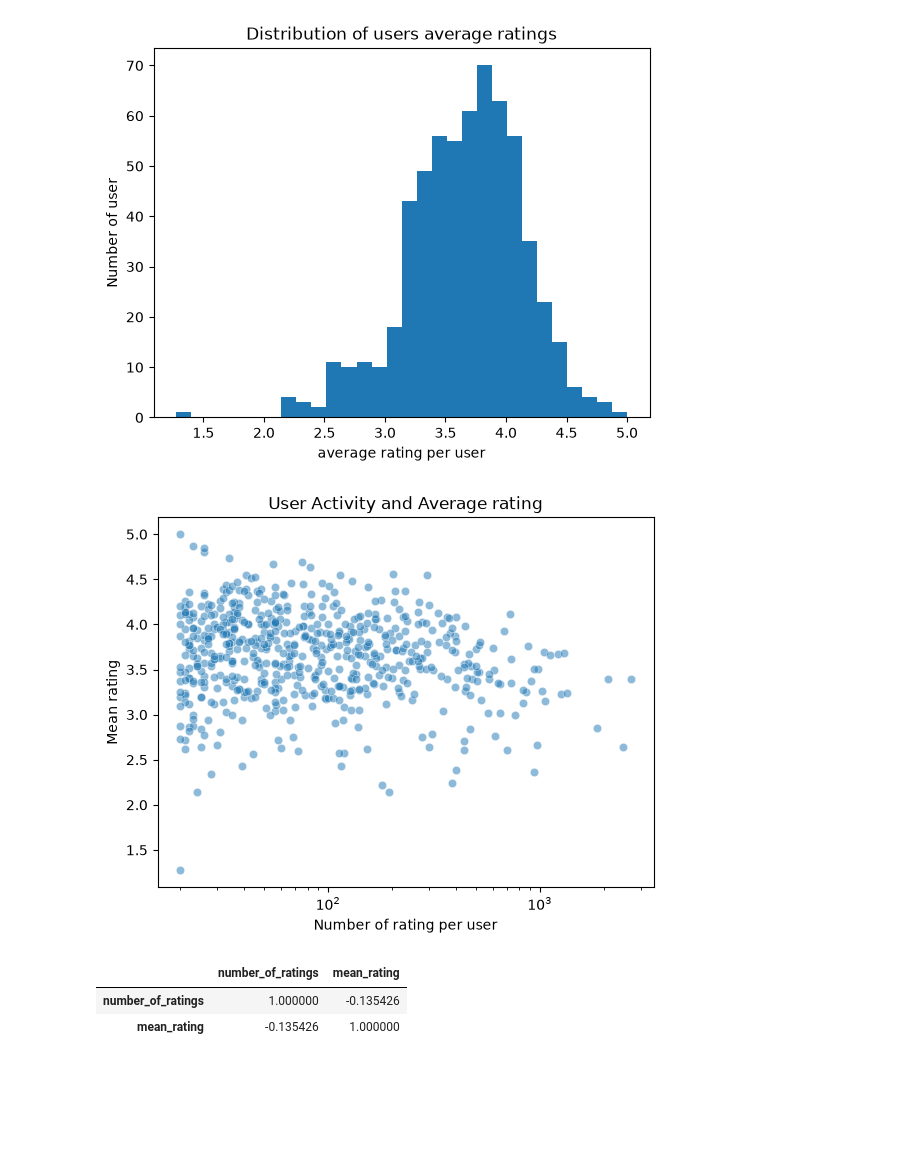
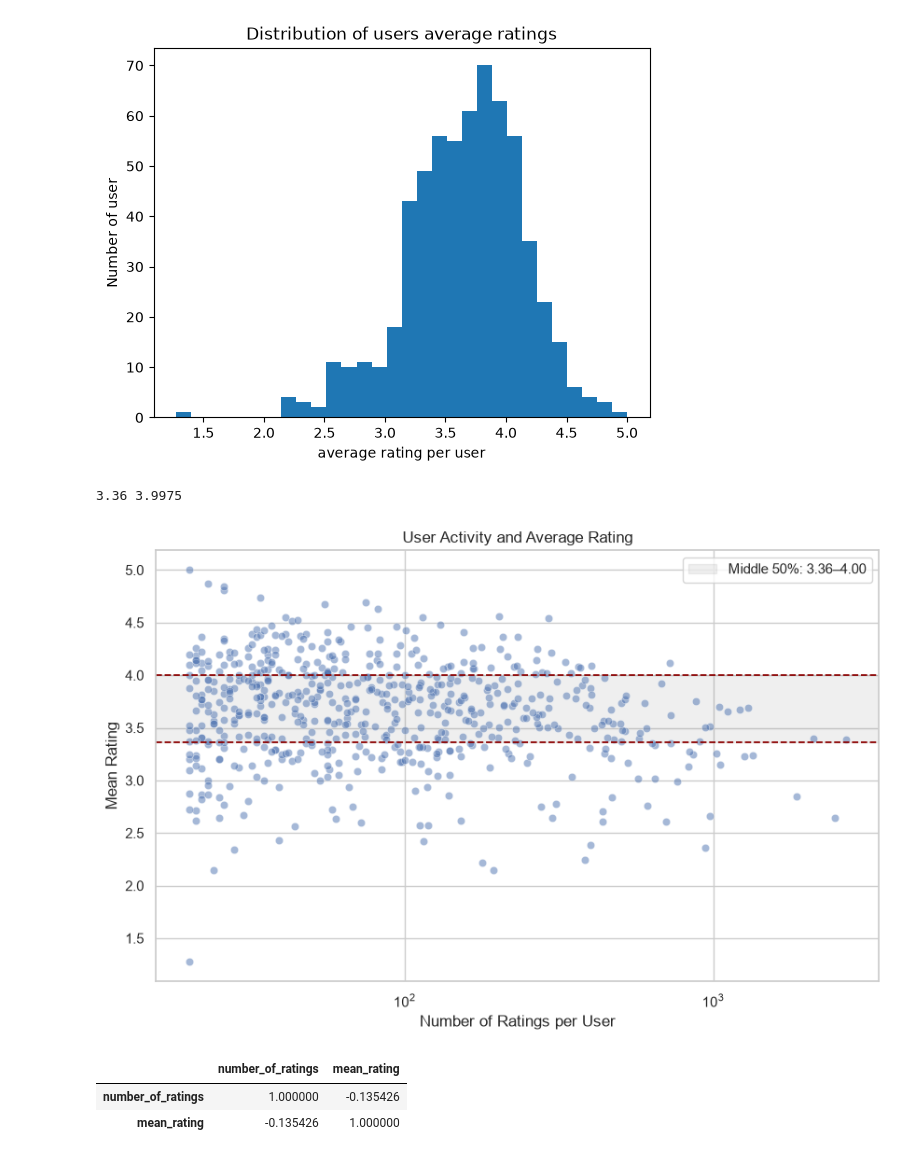
Before and after one commit to shosakaue0808/Movie_Recommendation_System, a Jupyter notebook: notebooks/data_analysis.ipynb, the cells around one changed output. Drawn from its saved outputs; the diff is of its cells as text; code cells hidden in the pictures; blank space fills up the shorter version.

Commit message:
updated figures and tables

```diff
--- a/notebooks/data_analysis.ipynb
+++ b/notebooks/data_analysis.ipynb
@@ -221,18 +221,38 @@ plt.title('Distribution of users average ratings')
 plt.show()
 # %% [output]
 [figure]
+# %%
+q1=ratingavg_by_userid['mean_rating'].quantile(0.25)
+q3 = ratingavg_by_userid['mean_rating'].quantile(0.75)
+print(q1, q3)
+# %% [output]
+3.36 3.9975
 # %%
+sns.set_theme(style='whitegrid')
+fig, ax = plt.subplots(figsize=(10, 6))
+
+ax.axhspan(
+    q1,
+    q3,
+    color="gray",
+    alpha=0.12,
+    label=f"Middle 50%: {q1:.2f}–{q3:.2f}",
+)
+
 sns.scatterplot(data=ratingavg_by_userid,
                 x='number_of_ratings',
                 y='mean_rating',
                 alpha=0.5)
+
+ax.axhline(q1, color="darkred", linestyle="--", linewidth=1.3)
+ax.axhline(q3, color="darkred", linestyle="--", linewidth=1.3)
 plt.xscale('log')
-plt.xlabel('Number of rating per user')
-plt.ylabel('Mean rating')
-plt.title('User Activity and Average rating')
+plt.xlabel('Number of Ratings per User')
+plt.ylabel('Mean Rating')
+plt.title('User Activity and Average Rating')
 plt.show()
 # %% [output]
-[figure, old version]
+[figure, new version]
 # %%
 correlation = ratingavg_by_userid[
     ["number_of_ratings", "mean_rating"]
```
Also changed, not shown: parts of 1 cell of this notebook, 2 other files.
